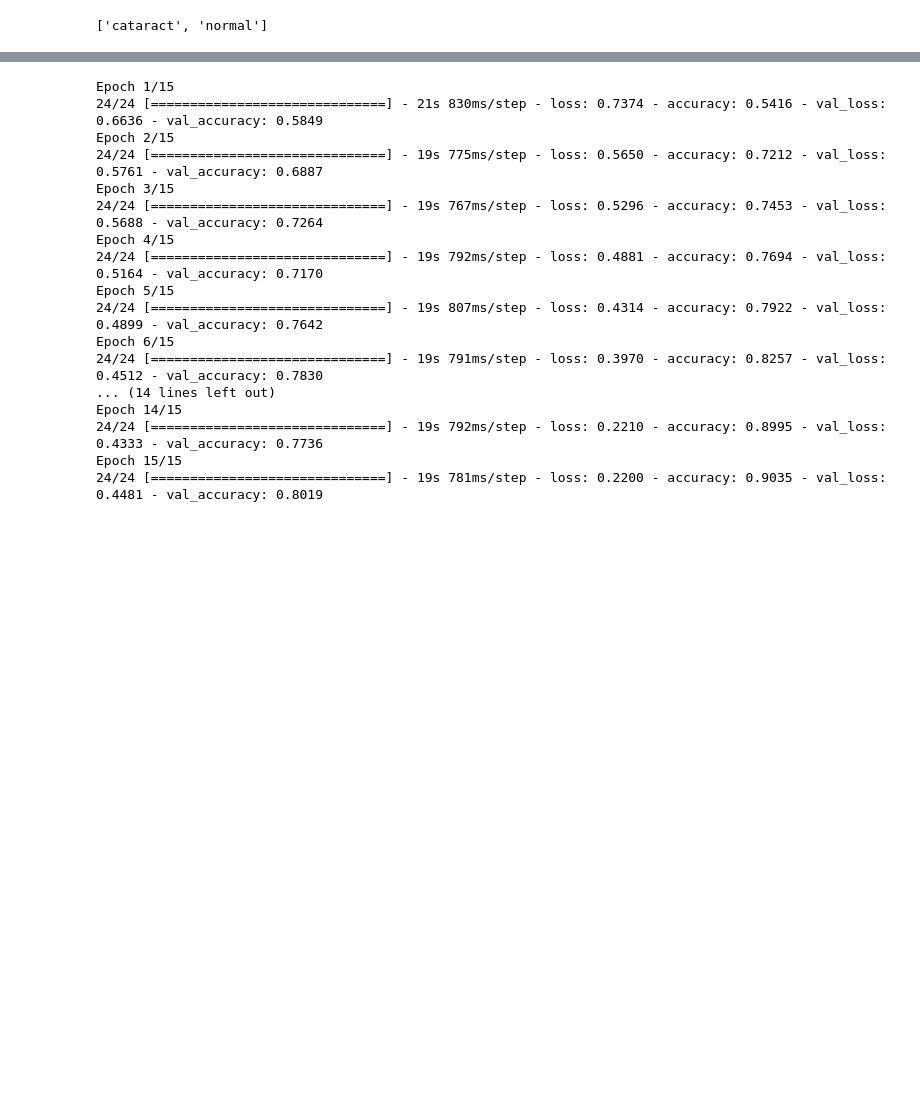
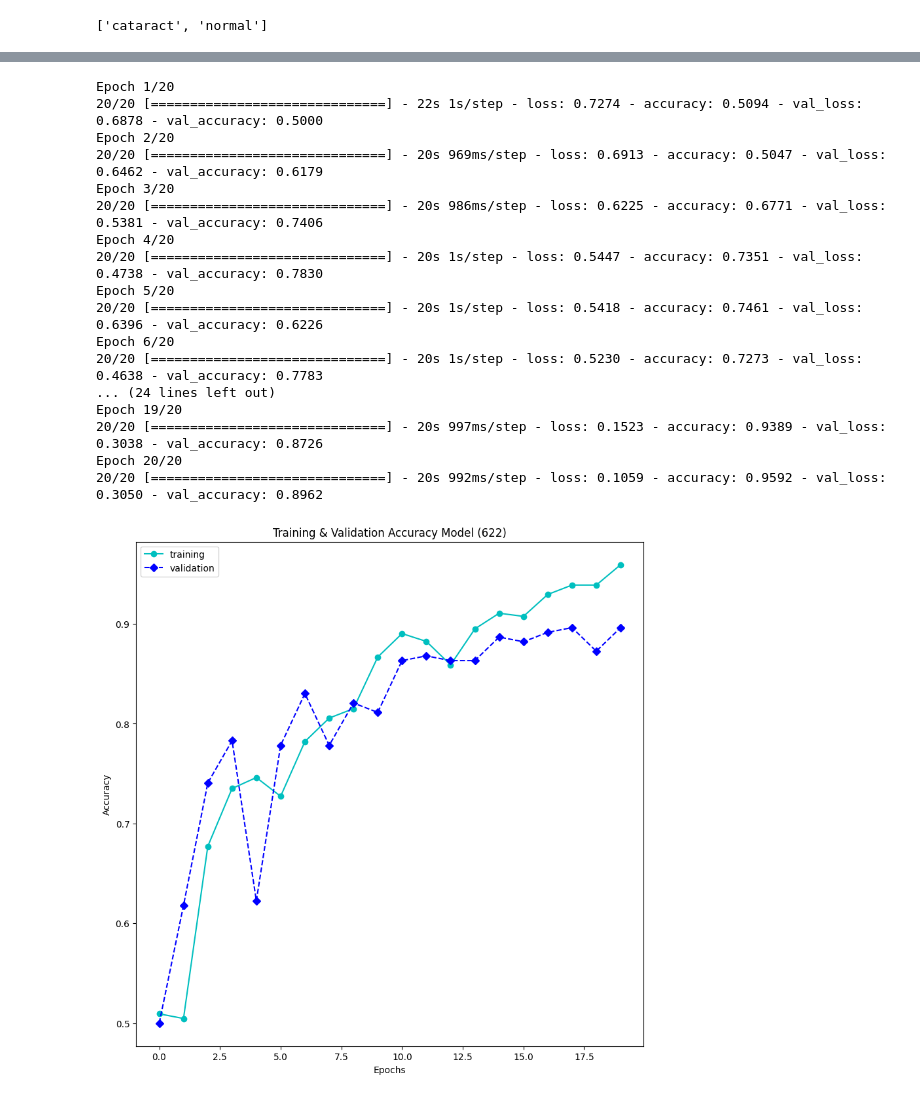
Before and after one commit to Gial88/2009106071_Muhammad-Basith-Algiffari_POSTTEST3, a Jupyter notebook: CodeCollab.ipynb, the cells around one changed output, grey strips where cells are left out. Cells and saved outputs as stored; diff of their text form; code cells hidden in the pictures; blank space fills up the shorter version.

```diff
--- a/CodeCollab.ipynb
+++ b/CodeCollab.ipynb
@@ -124,23 +124,23 @@ loss='binary_crossentropy',
 metrics=['accuracy']
 )
 # %%
-hasil = model.fit(train_generator, epochs=15, validation_data=val_generator)
+hasil = model.fit(train_generator, epochs=20, validation_data=val_generator)
 # %% [output]
-Epoch 1/15
-24/24 [==============================] - 21s 830ms/step - loss: 0.7374 - accuracy: 0.5416 - val_loss: 0.6636 - val_accuracy: 0.5849
-Epoch 2/15
-24/24 [==============================] - 19s 775ms/step - loss: 0.5650 - accuracy: 0.7212 - val_loss: 0.5761 - val_accuracy: 0.6887
-Epoch 3/15
-24/24 [==============================] - 19s 767ms/step - loss: 0.5296 - accuracy: 0.7453 - val_loss: 0.5688 - val_accuracy: 0.7264
-Epoch 4/15
-24/24 [==============================] - 19s 792ms/step - loss: 0.4881 - accuracy: 0.7694 - val_loss: 0.5164 - val_accuracy: 0.7170
-Epoch 5/15
-24/24 [==============================] - 19s 807ms/step - loss: 0.4314 - accuracy: 0.7922 - val_loss: 0.4899 - val_accuracy: 0.7642
-Epoch 6/15
-24/24 [==============================] - 19s 791ms/step - loss: 0.3970 - accuracy: 0.8257 - val_loss: 0.4512 - val_accuracy: 0.7830
-... (14 lines left out)
-Epoch 14/15
-24/24 [==============================] - 19s 792ms/step - loss: 0.2210 - accuracy: 0.8995 - val_loss: 0.4333 - val_accuracy: 0.7736
-Epoch 15/15
-24/24 [==============================] - 19s 781ms/step - loss: 0.2200 - accuracy: 0.9035 - val_loss: 0.4481 - val_accuracy: 0.8019
+Epoch 1/20
+20/20 [==============================] - 22s 1s/step - loss: 0.7274 - accuracy: 0.5094 - val_loss: 0.6878 - val_accuracy: 0.5000
+Epoch 2/20
+20/20 [==============================] - 20s 969ms/step - loss: 0.6913 - accuracy: 0.5047 - val_loss: 0.6462 - val_accuracy: 0.6179
+Epoch 3/20
+20/20 [==============================] - 20s 986ms/step - loss: 0.6225 - accuracy: 0.6771 - val_loss: 0.5381 - val_accuracy: 0.7406
+Epoch 4/20
+20/20 [==============================] - 20s 1s/step - loss: 0.5447 - accuracy: 0.7351 - val_loss: 0.4738 - val_accuracy: 0.7830
+Epoch 5/20
+20/20 [==============================] - 20s 1s/step - loss: 0.5418 - accuracy: 0.7461 - val_loss: 0.6396 - val_accuracy: 0.6226
+Epoch 6/20
+20/20 [==============================] - 20s 1s/step - loss: 0.5230 - accuracy: 0.7273 - val_loss: 0.4638 - val_accuracy: 0.7783
+... (24 lines left out)
+Epoch 19/20
+20/20 [==============================] - 20s 997ms/step - loss: 0.1523 - accuracy: 0.9389 - val_loss: 0.3038 - val_accuracy: 0.8726
+Epoch 20/20
+20/20 [==============================] - 20s 992ms/step - loss: 0.1059 - accuracy: 0.9592 - val_loss: 0.3050 - val_accuracy: 0.8962
 # %%
@@ -148,3 +148,14 @@ model.save("Model-1-LB.h5")
+# %%
+plt.figure(1, figsize=(10,10))
+plt.plot(range(len(hasil.history['accuracy'])), hasil.history['accuracy'], 'co-',label='training')
+plt.plot(range(len(hasil.history['val_accuracy'])), hasil.history['val_accuracy'], 'bD--', label='validation')
+plt.title('Training & Validation Accuracy Model (622)')
+plt.legend()
+plt.xlabel("Epochs")
+plt.ylabel("Accuracy")
+plt.show()
+# %% [output]
+[figure, added]
 # %%
 test_evaluate = model.evaluate(test_generator)
 
```
Also changed, not shown: parts of 16 cells of this notebook.
